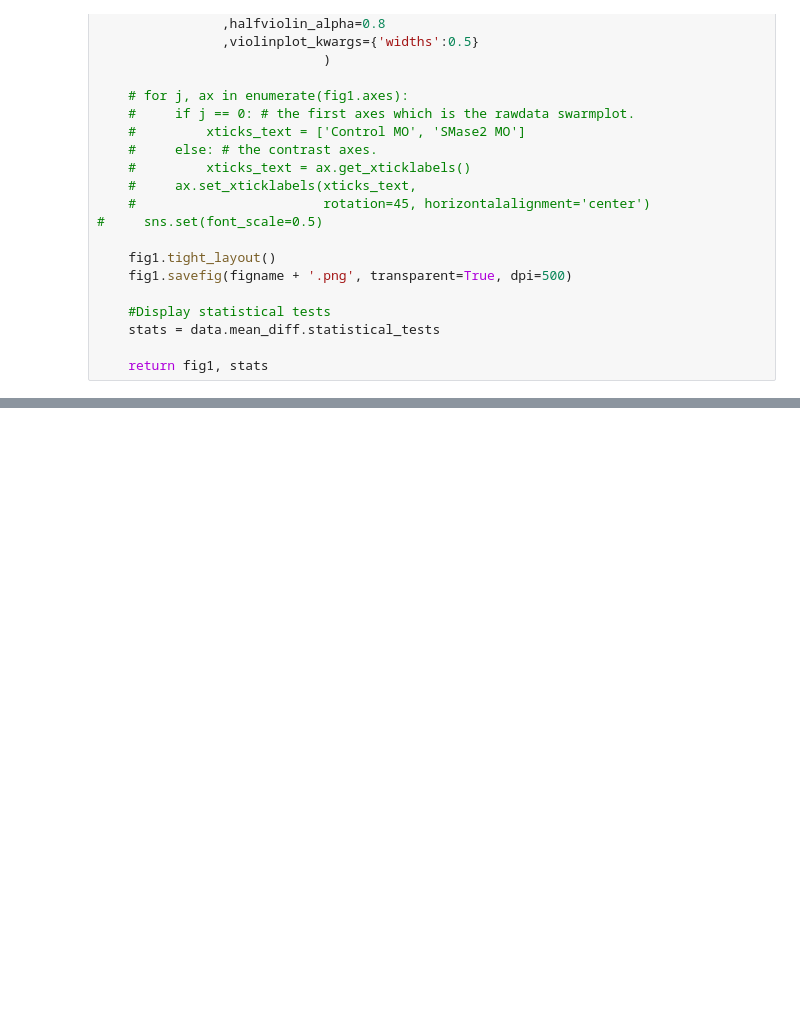
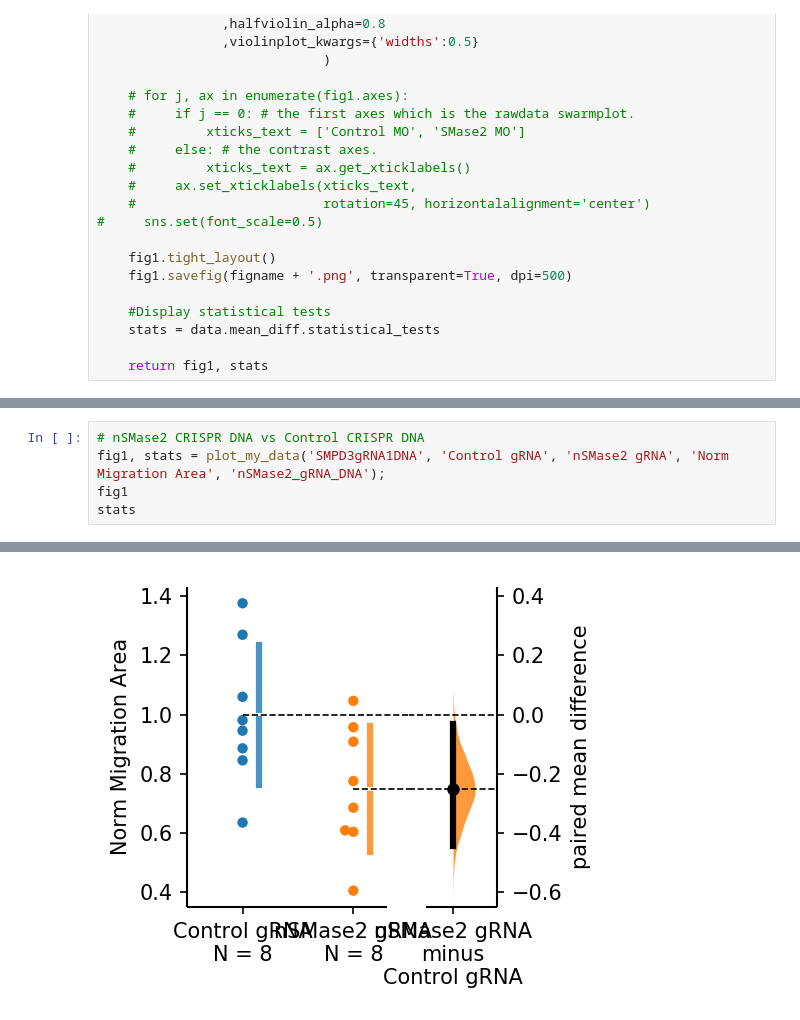
Before and after one commit to candrews19/data, a Jupyter notebook: nSMase2/MigrationArea/Master_MigrationAnalysis.ipynb, the cells around one changed output, grey strips where cells are left out. Cells and saved outputs as stored; diff of their text form; blank space fills up the shorter version.

```diff
--- a/nSMase2/MigrationArea/Master_MigrationAnalysis.ipynb
+++ b/nSMase2/MigrationArea/Master_MigrationAnalysis.ipynb
@@ -449,0 +186,6 @@ data.mean_diff.statistical_tests
+# %%
+# nSMase2 CRISPR DNA vs Control CRISPR DNA
+fig1, stats = plot_my_data('SMPD3gRNA1DNA', 'Control gRNA', 'nSMase2 gRNA', 'Norm Migration Area', 'nSMase2_gRNA_DNA');
+fig1
+stats
+# %% [output]
@@ -449,0 +194 @@ data.mean_diff.statistical_tests
+[figure, added]
```
Also changed, not shown: parts of 14 cells of this notebook.
